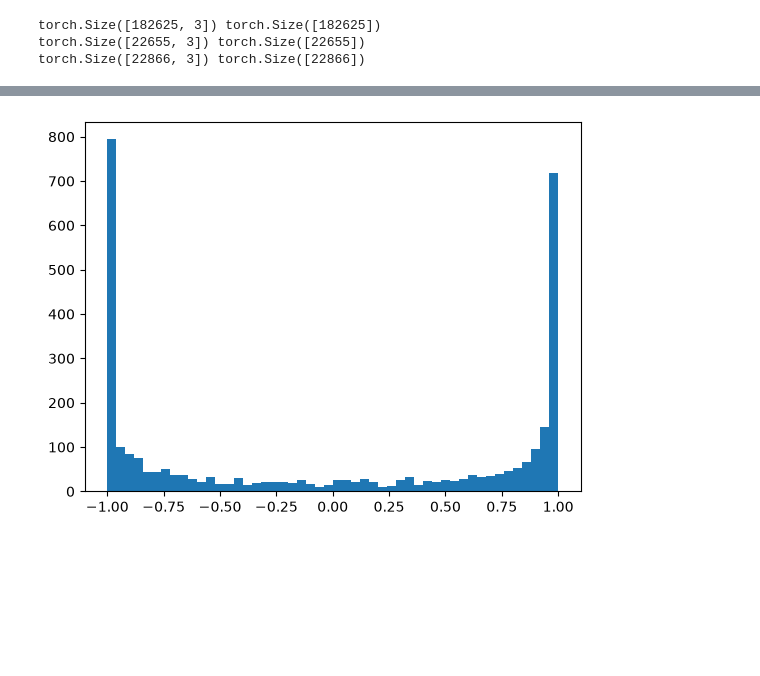
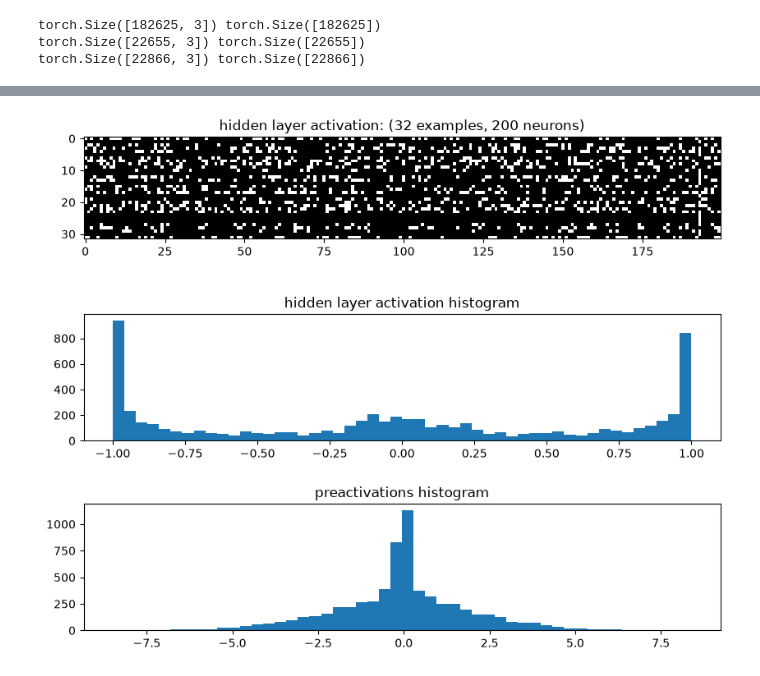
Before and after one commit to zealshah95/language_modeling_basics, a Jupyter notebook: makemore_mlp_activations_gradients.ipynb, the cells around one changed output, grey strips where cells are left out. Cells and saved outputs as stored; diff of their text form; code cells hidden in the pictures; blank space fills up the shorter version.

```diff
--- a/makemore_mlp_activations_gradients.ipynb
+++ b/makemore_mlp_activations_gradients.ipynb
@@ -98,9 +114,9 @@ parameters = [C, W1, b1, W2, b2]
 # %%
 # Training using batches
-max_steps = 20000
+max_steps = 200000
 batch_size = 32
-loss_tracker = []
-step_tracker = []
+lossi = []
+stepsi = []
 
 for i in range(max_steps):
     # ------- batching ----------
@@ -109,8 +125,8 @@ for i in range(max_steps):
 
     # ------- forward pass ----------
     emb = C[Xb]  # embed characters in 2 dimensions --> (n, 3, 2)
-    emb = emb.view(emb.shape[0], -1)  # concatenate vectors for each char --> (n, 6)
-    hpreact = emb @ W1 + b1  # linear layer --> (n, 100)
+    embcat = emb.view(emb.shape[0], -1)  # concatenate vectors for each char --> (n, 6)
+    hpreact = embcat @ W1 + b1  # linear layer --> (n, 100)
     h = torch.tanh(hpreact)  # activation layer --> (n, 100)
     logits = h @ W2 + b2  # logits --> (n, 27)
 
@@ -123,8 +139,15 @@ for i in range(max_steps):
 
     # ------- gradient descent -------
     # lr decay
-    lr = 0.1 if i < 10000 else 0.001
+    lr = 0.1 if i < max_steps // 2 else 0.001
     # parameter update
     for p in parameters:
-        p.data += lr * p.grad
+        p.data += -lr * p.grad
+
+    # -------- log & print -----------------
+    lossi.append(loss)
+    stepsi.append(i)
+
+    if i % 10000 == 0:
+        print(f"Step: {i}, Loss: {loss}")
     break
@@ -131,4 +175,12 @@ for i in range(max_steps):
-# %%
-plt.hist(h.data.flatten(), bins=50);
-# %% [output]
-[figure, removed]
+# %%
+fig, ax = plt.subplots(ncols=1, nrows=3, figsize=(10, 8))
+fig.subplots_adjust(hspace=0.5)
+
+ax[0].imshow(h.abs() > 0.99, cmap="gray", interpolation="nearest")
+ax[0].set_title(f"hidden layer activation: ({batch_size} examples, {n_hidden} neurons)")
+ax[1].hist(h.view(-1).tolist(), bins=50)
+ax[1].set_title("hidden layer activation histogram")
+ax[2].hist(hpreact.view(-1).tolist(), bins=50)
+ax[2].set_title("preactivations histogram");
+# %% [output]
+[figure, added]
```
Also changed, not shown: parts of 7 cells of this notebook.
